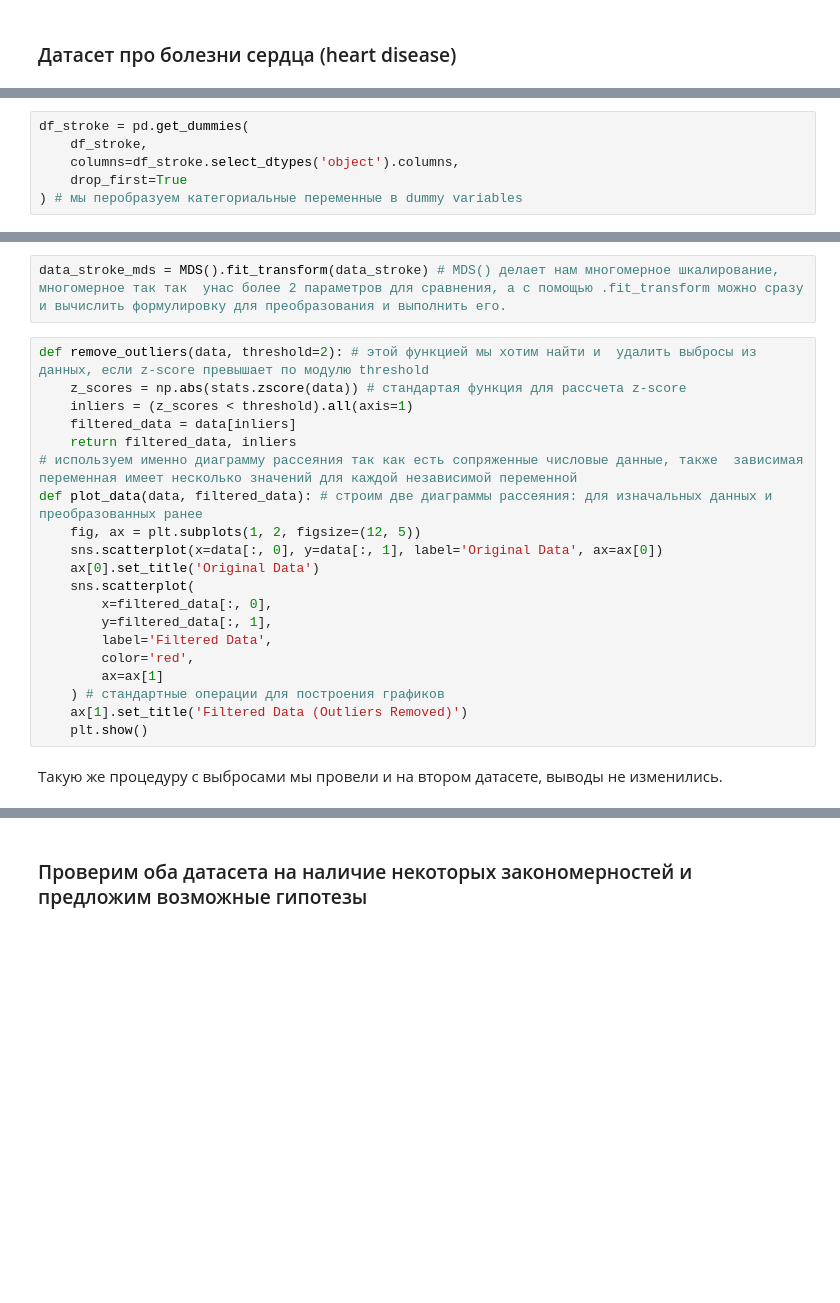
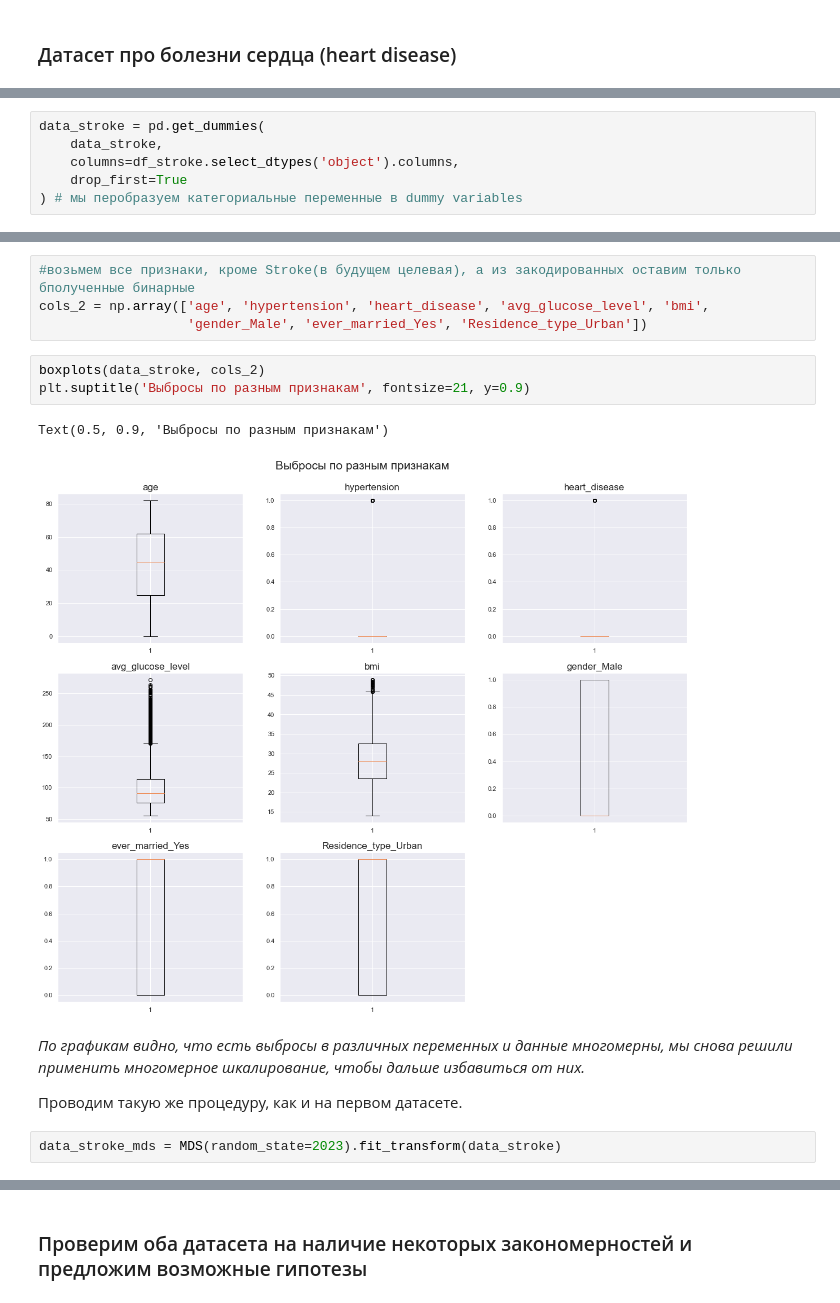
Before and after one commit to KhalifaevaLeyla/ProjectPython, a Jupyter notebook: ProjectPython.stroke_heart.ipynb, the cells around one changed output, grey strips where cells are left out. Drawn from its saved outputs; the diff is of its cells as text; blank space fills up the shorter version.

```diff
--- a/ProjectPython.stroke_heart.ipynb
+++ b/ProjectPython.stroke_heart.ipynb
@@ -222,6 +300,0 @@ Name: smoking_status, dtype: int64
-# %%
-df_stroke = pd.get_dummies(
-    df_stroke,
-    columns=df_stroke.select_dtypes('object').columns,
-    drop_first=True
-) # мы перобразуем категориальные переменные в dummy variables
@@ -253 +315,7 @@ dtype: int64
+# %%
+data_stroke = pd.get_dummies(
+    data_stroke,
+    columns=df_stroke.select_dtypes('object').columns,
+    drop_first=True
+) # мы перобразуем категориальные переменные в dummy variables
 # %% [markdown]
@@ -255,26 +334,18 @@ dtype: int64
+# %%
+#возьмем все признаки, кроме Stroke(в будущем целевая), a из закодированных оставим только бполученные бинарные
+cols_2 = np.array(['age', 'hypertension', 'heart_disease', 'avg_glucose_level', 'bmi',
+                   'gender_Male', 'ever_married_Yes', 'Residence_type_Urban'])
+# %%
+boxplots(data_stroke, cols_2)
+plt.suptitle('Выбросы по разным признакам', fontsize=21, y=0.9)
+# %% [output]
+Text(0.5, 0.9, 'Выбросы по разным признакам')
+[figure, added]
+# %% [markdown]
+_По графикам видно, что есть выбросы в различных переменных и данные многомерны, мы снова решили применить многомерное шкалирование, чтобы дальше избавиться от них._
+
+Проводим такую же процедуру, как и на первом датасете.
 # %%
-data_stroke_mds = MDS().fit_transform(data_stroke) # MDS() делает нам многомерное шкалирование, многомерное так так  унас более 2 параметров для сравнения, а с помощью .fit_transform можно сразу и вычислить формулировку для преобразования и выполнить его.
+data_stroke_mds = MDS(random_state=2023).fit_transform(data_stroke)
-# %%
-def remove_outliers(data, threshold=2): # этой функцией мы хотим найти и  удалить выбросы из данных, если z-score превышает по модулю threshold
-    z_scores = np.abs(stats.zscore(data)) # стандартая функция для рассчета z-score
-    inliers = (z_scores < threshold).all(axis=1)
-    filtered_data = data[inliers]
-    return filtered_data, inliers
-# используем именно диаграмму рассеяния так как есть сопряженные числовые данные, также  зависимая переменная имеет несколько значений для каждой независимой переменной
-def plot_data(data, filtered_data): # строим две диаграммы рассеяния: для изначальных данных и преобразованных ранее
-    fig, ax = plt.subplots(1, 2, figsize=(12, 5))
-    sns.scatterplot(x=data[:, 0], y=data[:, 1], label='Original Data', ax=ax[0])
-    ax[0].set_title('Original Data')
-    sns.scatterplot(
-        x=filtered_data[:, 0],
-        y=filtered_data[:, 1],
-        label='Filtered Data',
-        color='red',
-        ax=ax[1]
-    ) # стандартные операции для построения графиков
-    ax[1].set_title('Filtered Data (Outliers Removed)')
-    plt.show()
-# %% [markdown]
-Такую же процедуру с выбросами мы провели и на втором датасете, выводы не изменились.
 # %%
 data_stroke_mds_inliers, inliers = remove_outliers(data_stroke_mds)
```
Also changed, not shown: parts of 104 cells of this notebook.
